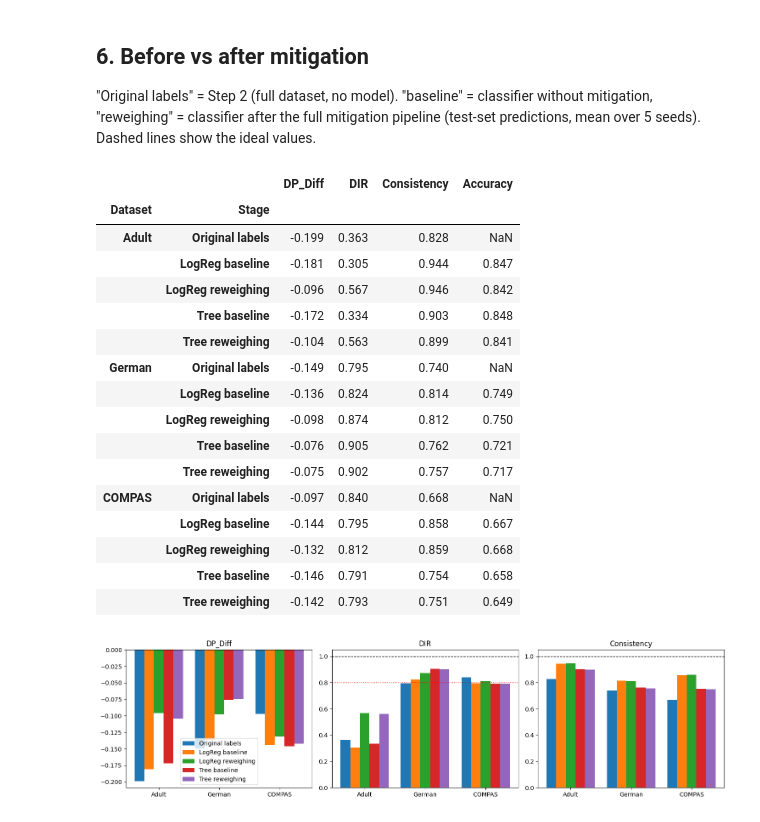
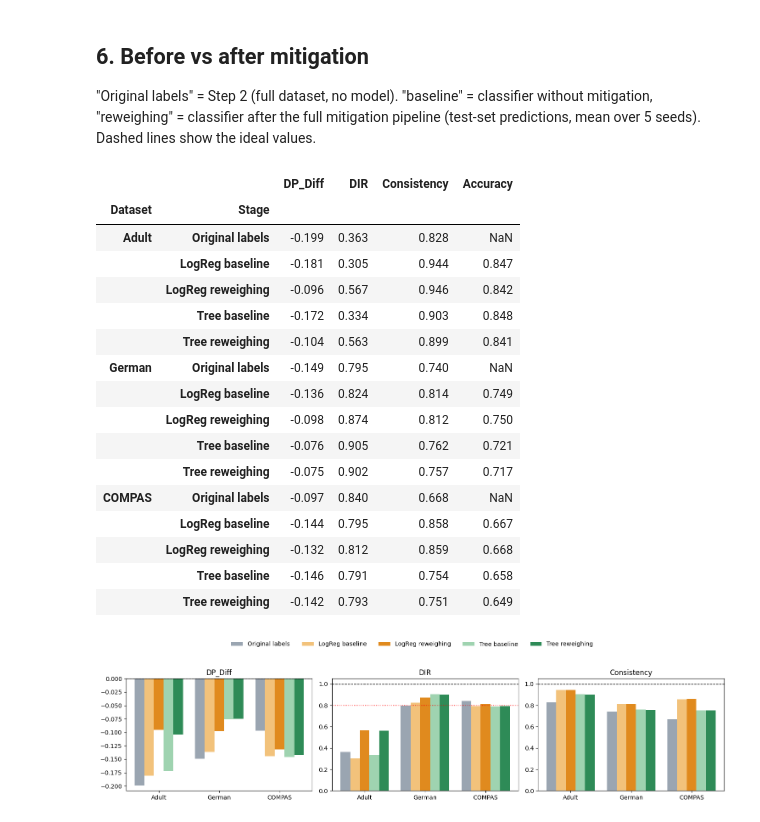
Before and after one commit to Tkibanda/AIF360, a Jupyter notebook: reweighing_task2/Task2_Reweighing.ipynb, the cells around one changed output. Saved outputs shown, nothing was run; the diff lists cells and outputs as text; code cells hidden in the pictures.

```diff
--- a/reweighing_task2/Task2_Reweighing.ipynb
+++ b/reweighing_task2/Task2_Reweighing.ipynb
@@ -305,34 +305,35 @@ for name in data:
 comparison = pd.DataFrame(comp).set_index(["Dataset", "Stage"])
 display(comparison[["DP_Diff", "DIR", "Consistency", "Accuracy"]].round(3))
 
+colors = ["#9aa5b1", "#f2c27b", "#e08a1e", "#9fd3b0", "#2e8b57"]   # <-- new: same colours as the report
 fig, axes = plt.subplots(1, 3, figsize=(15, 4))
 x = np.arange(len(data)); w = 0.16
 for ax, (m, ideal) in zip(axes, [("DP_Diff", 0), ("DIR", 1), ("Consistency", 1)]):
     for i, st in enumerate(stages):
         vals = [comparison.loc[(n, st), m] for n in data]
-        ax.bar(x + (i - 2) * w, vals, w, label=st)
+        ax.bar(x + (i - 2) * w, vals, w, label=st, color=colors[i])   # <-- changed: color added
     ax.axhline(ideal, ls="--", c="k", lw=1)
     if m == "DIR":
         ax.axhline(0.8, ls=":", c="r", lw=1)
     ax.set_xticks(x); ax.set_xticklabels(list(data)); ax.set_title(m)
-axes[0].legend()
-plt.tight_layout(); plt.show()
+fig.legend(*axes[0].get_legend_handles_labels(), ncol=5, loc="upper center", frameon=False)
+plt.tight_layout(rect=(0, 0, 1, 0.85)); plt.show()
 # %% [output]
 |  |  | DP_Diff | DIR | Consistency | Accuracy |
 | Dataset | Stage |  |  |  |  |
 | Adult | Original labels | -0.199 | 0.363 | 0.828 | NaN |
 |  | LogReg baseline | -0.181 | 0.305 | 0.944 | 0.847 |
 |  | LogReg reweighing | -0.096 | 0.567 | 0.946 | 0.842 |
 |  | Tree baseline | -0.172 | 0.334 | 0.903 | 0.848 |
 |  | Tree reweighing | -0.104 | 0.563 | 0.899 | 0.841 |
 | German | Original labels | -0.149 | 0.795 | 0.740 | NaN |
 |  | LogReg baseline | -0.136 | 0.824 | 0.814 | 0.749 |
 |  | LogReg reweighing | -0.098 | 0.874 | 0.812 | 0.750 |
 |  | Tree baseline | -0.076 | 0.905 | 0.762 | 0.721 |
 |  | Tree reweighing | -0.075 | 0.902 | 0.757 | 0.717 |
 | COMPAS | Original labels | -0.097 | 0.840 | 0.668 | NaN |
 |  | LogReg baseline | -0.144 | 0.795 | 0.858 | 0.667 |
 |  | LogReg reweighing | -0.132 | 0.812 | 0.859 | 0.668 |
 |  | Tree baseline | -0.146 | 0.791 | 0.754 | 0.658 |
 |  | Tree reweighing | -0.142 | 0.793 | 0.751 | 0.649 |
-[figure, old version]
+[figure, new version]
```
